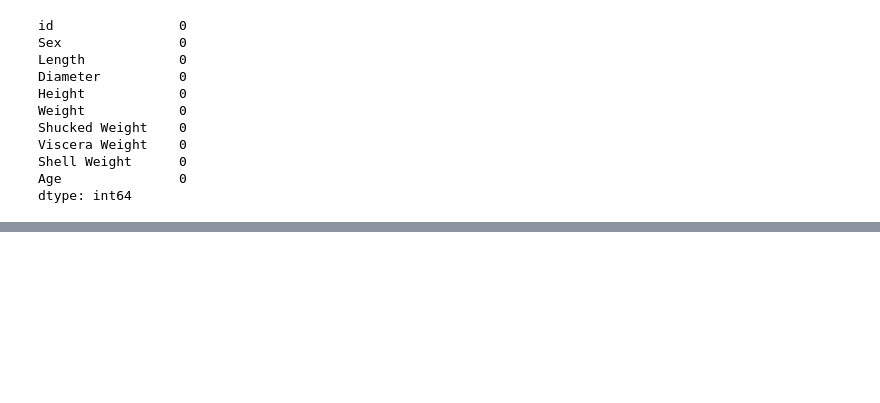
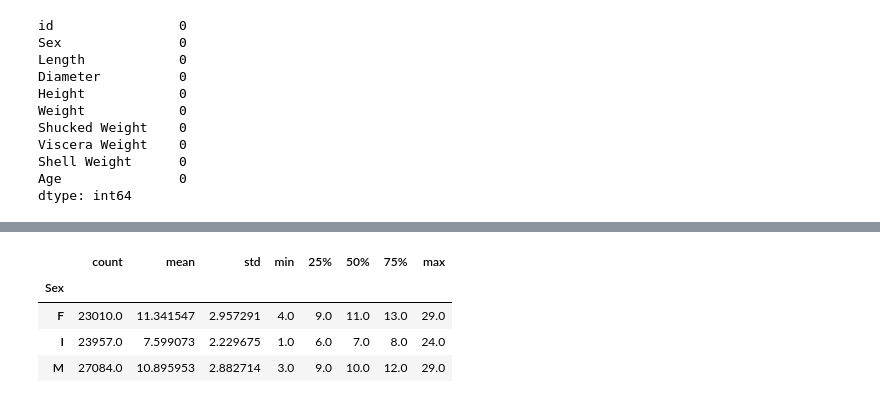
Before and after one commit to Darknight47/Kaggle-Competitions, a Jupyter notebook: Crab Age/notebooks/data_understanding.ipynb, the cells around one changed output, grey strips where cells are left out. Drawn from its saved outputs; the diff is of its cells as text; code cells hidden in the pictures; blank space fills up the shorter version.

```diff
--- a/Crab Age/notebooks/data_understanding.ipynb
+++ b/Crab Age/notebooks/data_understanding.ipynb
@@ -27,0 +102,8 @@ dtype: int64
+# %%
+df.groupby('Sex')['Age'].describe()
+# %% [output]
+|  | count | mean | std | min | 25% | 50% | 75% | max |
+| Sex |  |  |  |  |  |  |  |  |
+| F | 23010.0 | 11.341547 | 2.957291 | 4.0 | 9.0 | 11.0 | 13.0 | 29.0 |
+| I | 23957.0 | 7.599073 | 2.229675 | 1.0 | 6.0 | 7.0 | 8.0 | 24.0 |
+| M | 27084.0 | 10.895953 | 2.882714 | 3.0 | 9.0 | 10.0 | 12.0 | 29.0 |
```
Also changed, not shown: parts of 13 cells of this notebook.
